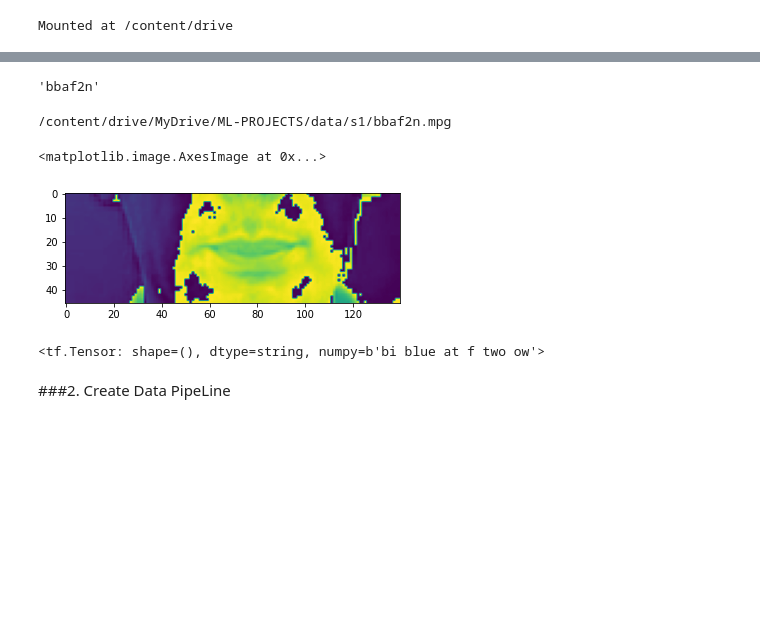
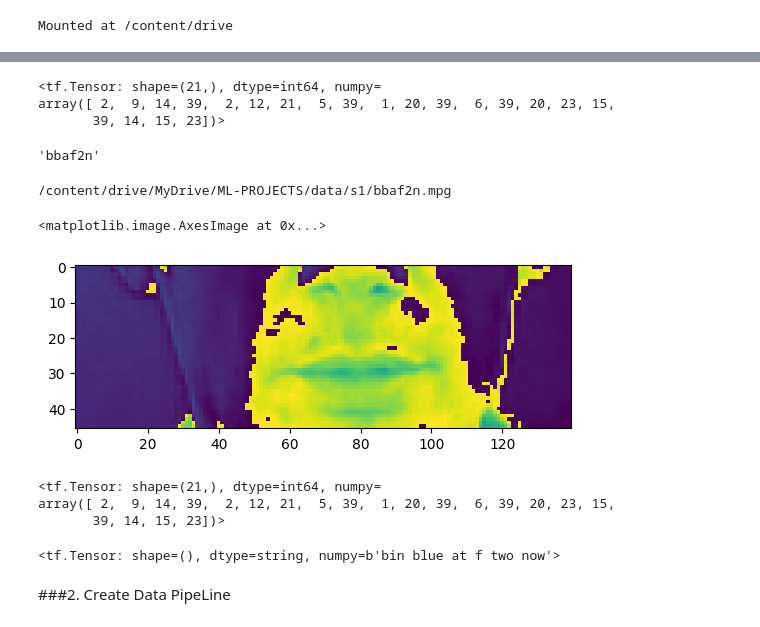
Before and after one commit to jigarsiddhpura/LipNet, a Jupyter notebook: LipNet.ipynb, the cells around one changed output, grey strips where cells are left out. Drawn from its saved outputs; the diff is of its cells as text; code cells hidden in the pictures; blank space fills up the shorter version.

```diff
--- a/LipNet.ipynb
+++ b/LipNet.ipynb
@@ -70,3 +84,3 @@ def load_video(path:str) -> List[float]:
 # %%
-vocab = [x for x in "abcdefghijklmopqrstuvwxyz'?!123456789 "]
+vocab = [x for x in "abcdefghijklmnopqrstuvwxyz'?!123456789 "]
 # %%
@@ -91,13 +112,24 @@ num_to_char([2, 4, 6])
 # %%
+
 def load_alignments(path:str) -> List[float]:
   with open(path, 'r') as f:
     lines = f.readlines()
   tokens = []
   for line in lines:
-    line = line.split()
-    if line[2]!='sil':
-      tokens = [*tokens,' ',line[2]]
+    words = line.split()
+    if words[2]!='sil':
+      tokens = [*tokens,' ',words[2]]
+
+  # return char_to_num(list(''.join(tokens)))
+
+  # UTF-8 is the most commonly used encoding scheme for Unicode text
   return char_to_num(tf.reshape(tf.strings.unicode_split(tokens, input_encoding='UTF-8'),(-1)))[1:]
+# %%
+load_alignments('/content/drive/MyDrive/ML-PROJECTS/data/alignments/s1/bbaf2n.align')
+# %% [output]
+<tf.Tensor: shape=(21,), dtype=int64, numpy=
+array([ 2,  9, 14, 39,  2, 12, 21,  5, 39,  1, 20, 39,  6, 39, 20, 23, 15,
+       39, 14, 15, 23])>
 # %%
 def load_data(path: str):
   path = bytes.decode(path.numpy())
@@ -106,7 +138,7 @@ def load_data(path: str):
   print(video_path)
   alignment_path = os.path.join('/content','drive','MyDrive','ML-PROJECTS','data','alignments','s1',f'{file_name}.align')
   frames = load_video(video_path)
-  frames = np.squeeze(frames, axis=-1)
+  # frames = np.squeeze(frames, axis=-1)
   alignments = load_alignments(alignment_path)
 
   return frames, alignments
@@ -118,14 +150,19 @@ tf.convert_to_tensor(test_path).numpy().decode('UTF-8').split('/')[-1].split('.'
 'bbaf2n'
 # %%
 frames, alignments = load_data(tf.convert_to_tensor(test_path))
-# plt.imshow(np.squeeze(frames[20], axis=-1))
-plt.imshow(frames[30])
+plt.imshow(frames[10])
 # %% [output]
 /content/drive/MyDrive/ML-PROJECTS/data/s1/bbaf2n.mpg
 <matplotlib.image.AxesImage at 0x...>
-[figure, old version]
+[figure, new version]
+# %%
+alignments
+# %% [output]
+<tf.Tensor: shape=(21,), dtype=int64, numpy=
+array([ 2,  9, 14, 39,  2, 12, 21,  5, 39,  1, 20, 39,  6, 39, 20, 23, 15,
+       39, 14, 15, 23])>
 # %%
 # num_to_char(alignments.numpy())
 tf.strings.reduce_join([bytes.decode(x) for x in num_to_char(alignments.numpy()).numpy() ])
 # %% [output]
-<tf.Tensor: shape=(), dtype=string, numpy=b'bi blue at f two ow'>
+<tf.Tensor: shape=(), dtype=string, numpy=b'bin blue at f two now'>
```
Also changed, not shown: parts of 36 cells of this notebook.
